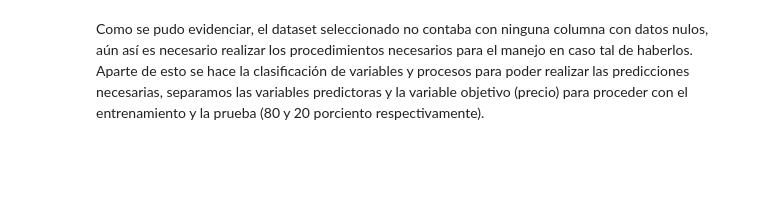
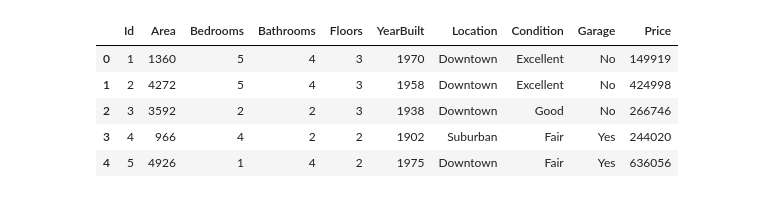
Before and after one commit to dechouriog/IA_informes, a Jupyter notebook: Informe2/Punto3.ipynb, the cells around one changed output. Cells and saved outputs as stored; diff of their text form; code cells hidden in the pictures; blank space fills up the shorter version.

Commit message:
Informe 2 técnica 3 by SAA

```diff
--- a/Informe2/Punto3.ipynb
+++ b/Informe2/Punto3.ipynb
@@ -121,2 +12,13 @@ Shape y_test: (400,)
-# %% [markdown]
-Como se pudo evidenciar, el dataset seleccionado no contaba con ninguna columna con datos nulos, aún así es necesario realizar los procedimientos necesarios para el manejo en caso tal de haberlos. Aparte de esto se hace la clasificación de variables y procesos para poder realizar las predicciones necesarias, separamos las variables predictoras y la variable objetivo (precio) para proceder con el entrenamiento y la prueba (80 y 20 porciento respectivamente).
+# %%
+# 2. Carga de los datos al modelo
+ruta = "C://CodigosVisual//InteligenciaArtificial//Informe2//House_Price_Prediction_Dataset.csv"
+df = pd.read_csv(ruta)
+
+df.head()
+# %% [output]
+|  | Id | Area | Bedrooms | Bathrooms | Floors | YearBuilt | Location | Condition | Garage | Price |
+| 0 | 1 | 1360 | 5 | 4 | 3 | 1970 | Downtown | Excellent | No | 149919 |
+| 1 | 2 | 4272 | 5 | 4 | 3 | 1958 | Downtown | Excellent | No | 424998 |
+| 2 | 3 | 3592 | 2 | 2 | 3 | 1938 | Downtown | Good | No | 266746 |
+| 3 | 4 | 966 | 4 | 2 | 2 | 1902 | Suburban | Fair | Yes | 244020 |
+| 4 | 5 | 4926 | 1 | 4 | 2 | 1975 | Downtown | Fair | Yes | 636056 |
```
Also changed, not shown: parts of 17 cells of this notebook, 1 other file.
